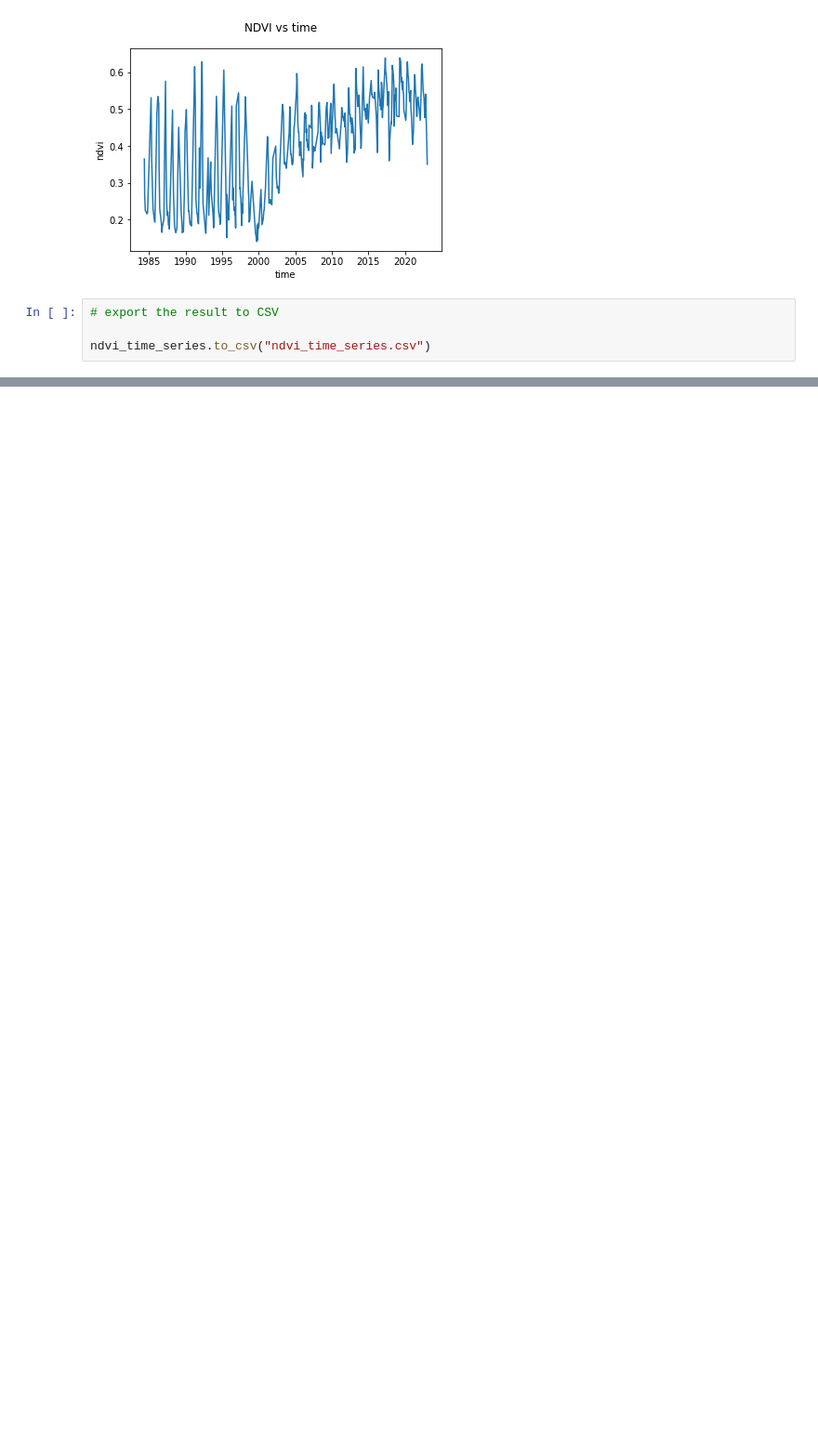
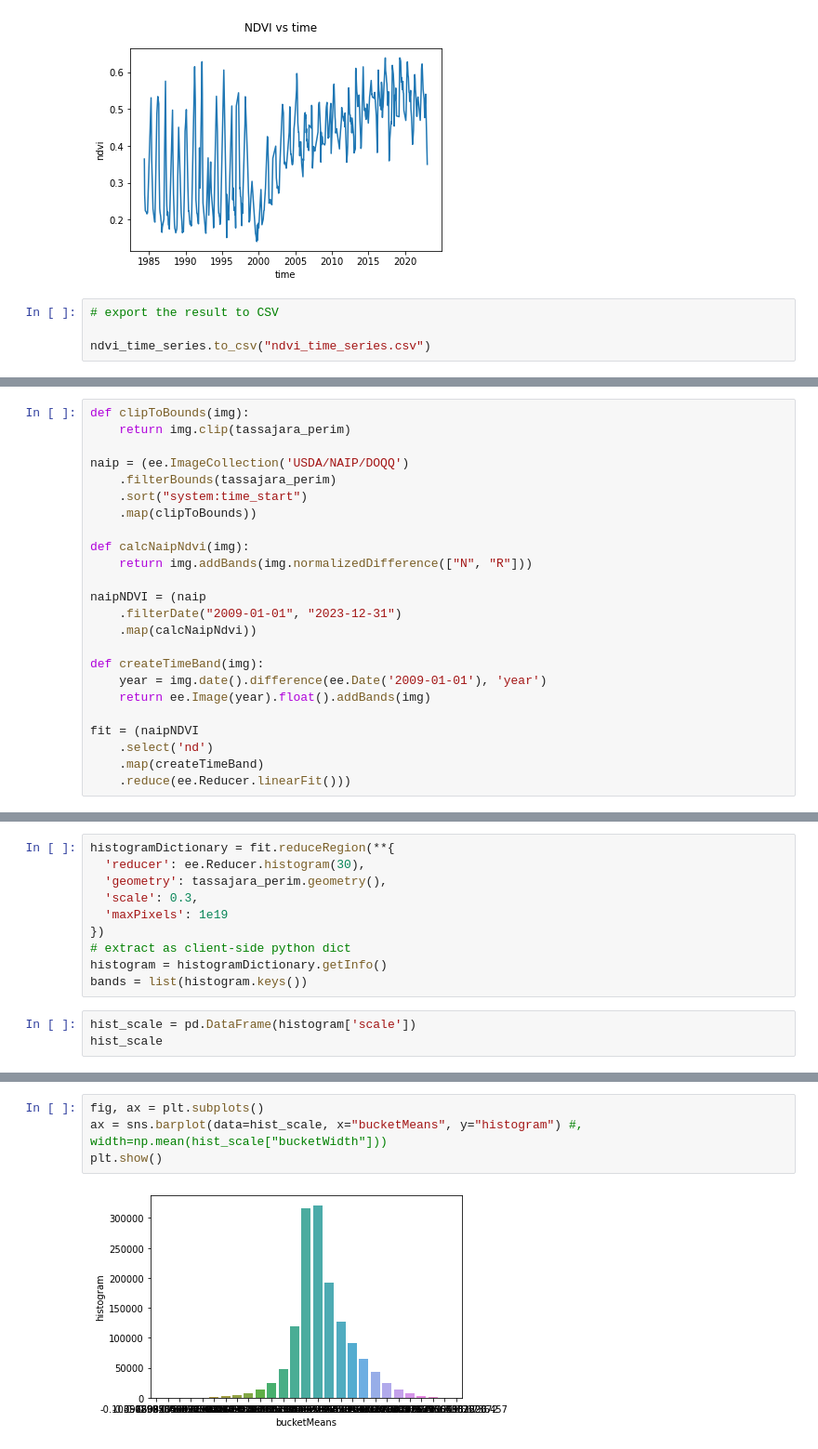
Before and after one commit to skylerlewis/tassajara, a Jupyter notebook: tassajara_ndvi.ipynb, the cells around one changed output, grey strips where cells are left out. Shown at 93% size. Drawn from its saved outputs; the diff is of its cells as text; blank space fills up the shorter version.

Commit message:
added linear fit model for NAIP 2009-2022

```diff
--- a/tassajara_ndvi.ipynb
+++ b/tassajara_ndvi.ipynb
@@ -166,0 +172,24 @@ ndvi_time_series.to_csv("ndvi_time_series.csv")
+# %%
+def clipToBounds(img):
+    return img.clip(tassajara_perim)
+
+naip = (ee.ImageCollection('USDA/NAIP/DOQQ')
+    .filterBounds(tassajara_perim)
+    .sort("system:time_start")
+    .map(clipToBounds))
+
+def calcNaipNdvi(img):
+    return img.addBands(img.normalizedDifference(["N", "R"]))
+
+naipNDVI = (naip
+    .filterDate("2009-01-01", "2023-12-31")
+    .map(calcNaipNdvi))
+
+def createTimeBand(img):
+    year = img.date().difference(ee.Date('2009-01-01'), 'year')
+    return ee.Image(year).float().addBands(img)
+
+fit = (naipNDVI
+    .select('nd')
+    .map(createTimeBand)
+    .reduce(ee.Reducer.linearFit()))
@@ -166,0 +230,13 @@ ndvi_time_series.to_csv("ndvi_time_series.csv")
+# %%
+histogramDictionary = fit.reduceRegion(**{
+  'reducer': ee.Reducer.histogram(30),
+  'geometry': tassajara_perim.geometry(),
+  'scale': 0.3,
+  'maxPixels': 1e19
+})
+# extract as client-side python dict
+histogram = histogramDictionary.getInfo()
+bands = list(histogram.keys())
+# %%
+hist_scale = pd.DataFrame(histogram['scale'])
+hist_scale
@@ -166,0 +261,6 @@ ndvi_time_series.to_csv("ndvi_time_series.csv")
+# %%
+fig, ax = plt.subplots()
+ax = sns.barplot(data=hist_scale, x="bucketMeans", y="histogram") #, width=np.mean(hist_scale["bucketWidth"]))
+plt.show()
+# %% [output]
+[figure, added]
```
Also changed, not shown: parts of 9 cells of this notebook.
